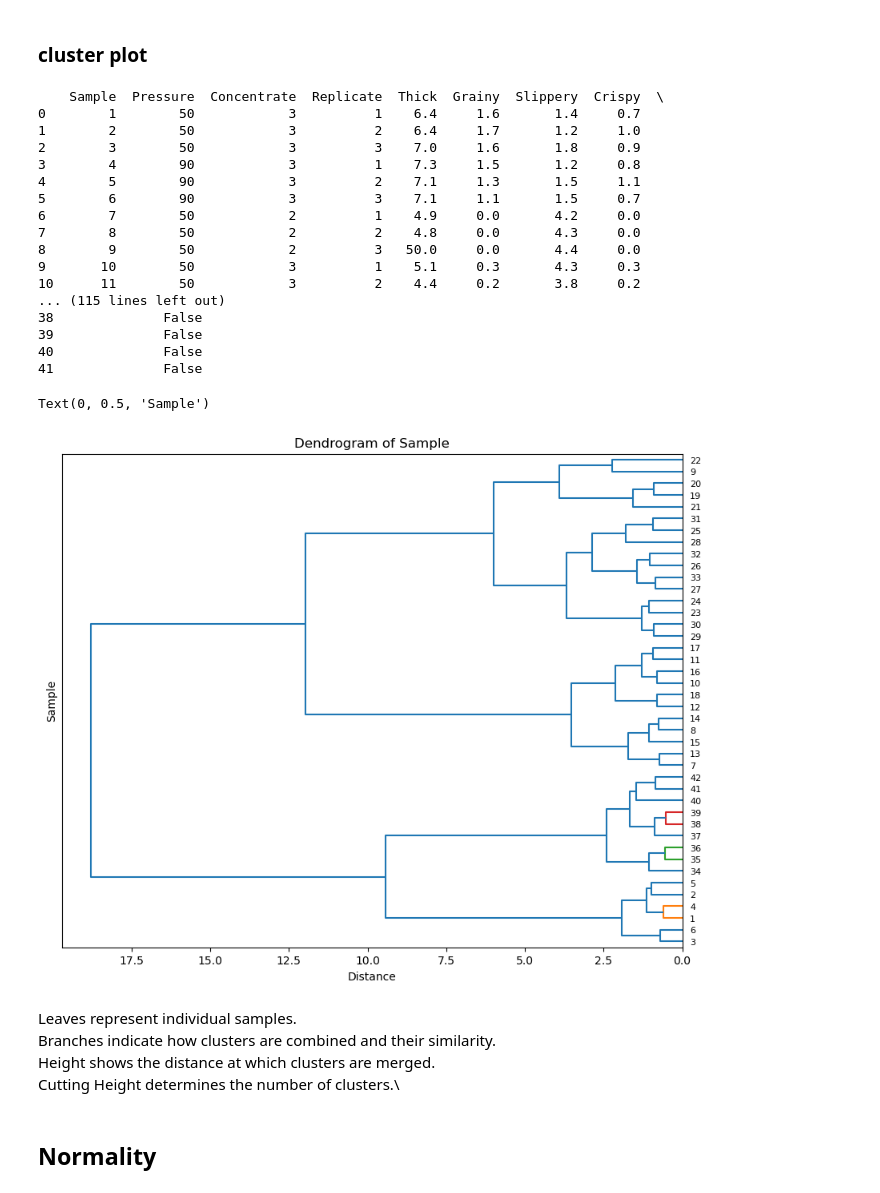
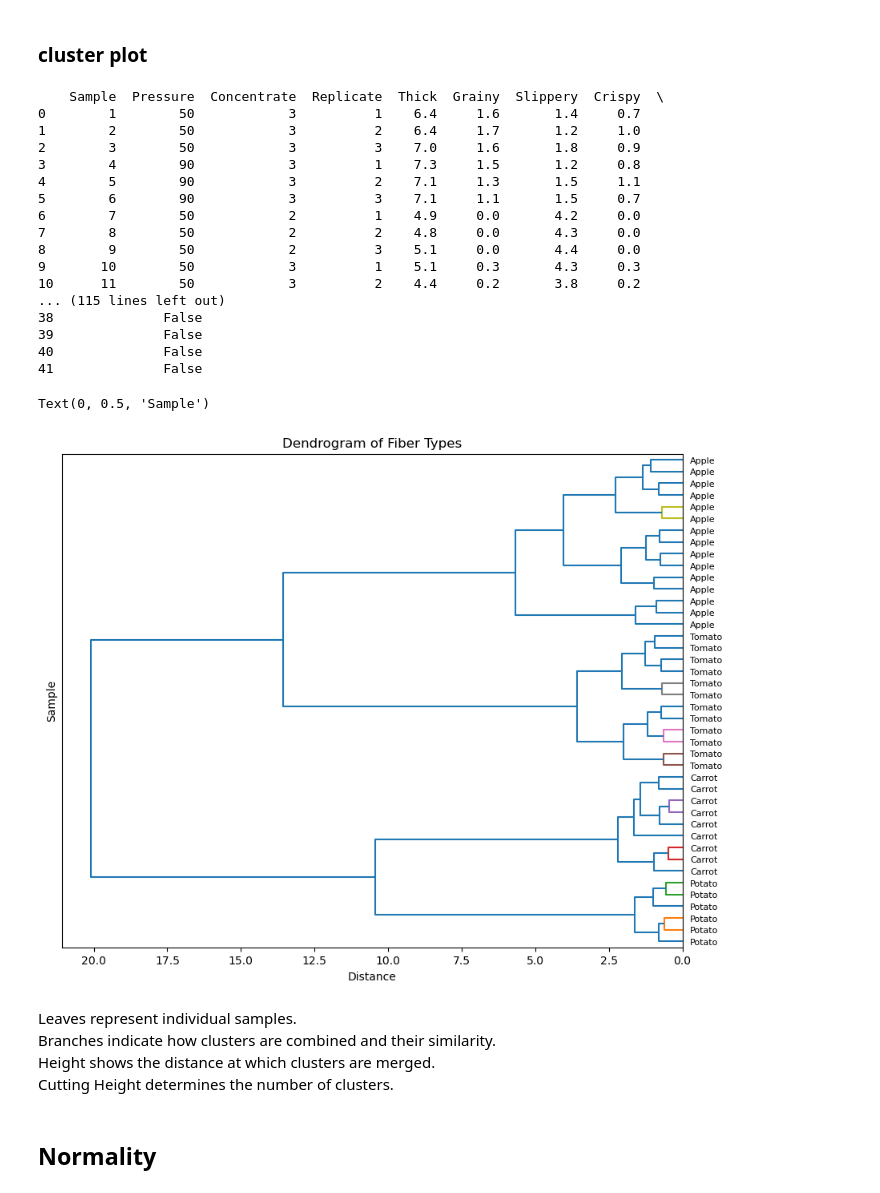
Before and after one commit to Jadelu03/M2_project, a Jupyter notebook: Task1Draft.ipynb, the cells around one changed output. Cells and saved outputs as stored; diff of their text form; code cells hidden in the pictures.

Commit message:
results for adjustments with mean values

```diff
--- a/Task1Draft.ipynb
+++ b/Task1Draft.ipynb
@@ -147,42 +147,42 @@ df_scaled = scaler.fit_transform(df_numeric)
 similarity_matrix = cosine_similarity(df_scaled)
 
 # Convert similarity to distance matrix
 distance_matrix = 1 - similarity_matrix
 
 # Perform hierarchical clustering
 linkage_matrix = ward(distance_matrix)
 
 # Plot the dendrogram
 fig, ax = plt.subplots(figsize=(10, 8))  # Adjust size as needed
-dendrogram(linkage_matrix, color_threshold=0.7, labels=df['Sample'].astype(str).values, orientation="left", ax=ax)
-plt.title('Dendrogram of Sample')
+dendrogram(linkage_matrix, color_threshold=0.7, labels=df['Fiber_Type'].astype(str).values, orientation="left", ax=ax)
+plt.title('Dendrogram of Fiber Types')
 plt.xlabel('Distance')
 plt.ylabel('Sample')
 # %% [output]
     Sample  Pressure  Concentrate  Replicate  Thick  Grainy  Slippery  Crispy  \
 0        1        50            3          1    6.4     1.6       1.4     0.7
 1        2        50            3          2    6.4     1.7       1.2     1.0
 2        3        50            3          3    7.0     1.6       1.8     0.9
 3        4        90            3          1    7.3     1.5       1.2     0.8
 4        5        90            3          2    7.1     1.3       1.5     1.1
 5        6        90            3          3    7.1     1.1       1.5     0.7
 6        7        50            2          1    4.9     0.0       4.2     0.0
 7        8        50            2          2    4.8     0.0       4.3     0.0
-8        9        50            2          3   50.0     0.0       4.4     0.0
+8        9        50            2          3    5.1     0.0       4.4     0.0
 9       10        50            3          1    5.1     0.3       4.3     0.3
 10      11        50            3          2    4.4     0.2       3.8     0.2
 ... (115 lines left out)
 38              False
 39              False
 40              False
 41              False
 Text(0, 0.5, 'Sample')
-[figure, old version]
+[figure, new version]
 # %% [markdown]
 Leaves represent individual samples.\
 Branches indicate how clusters are combined and their similarity.\
 Height shows the distance at which clusters are merged.\
-Cutting Height determines the number of clusters.\
+Cutting Height determines the number of clusters.
 # %% [markdown]
 ## Normality
 # %%
```
Also changed, not shown: parts of 21 cells of this notebook, 11 other files.
